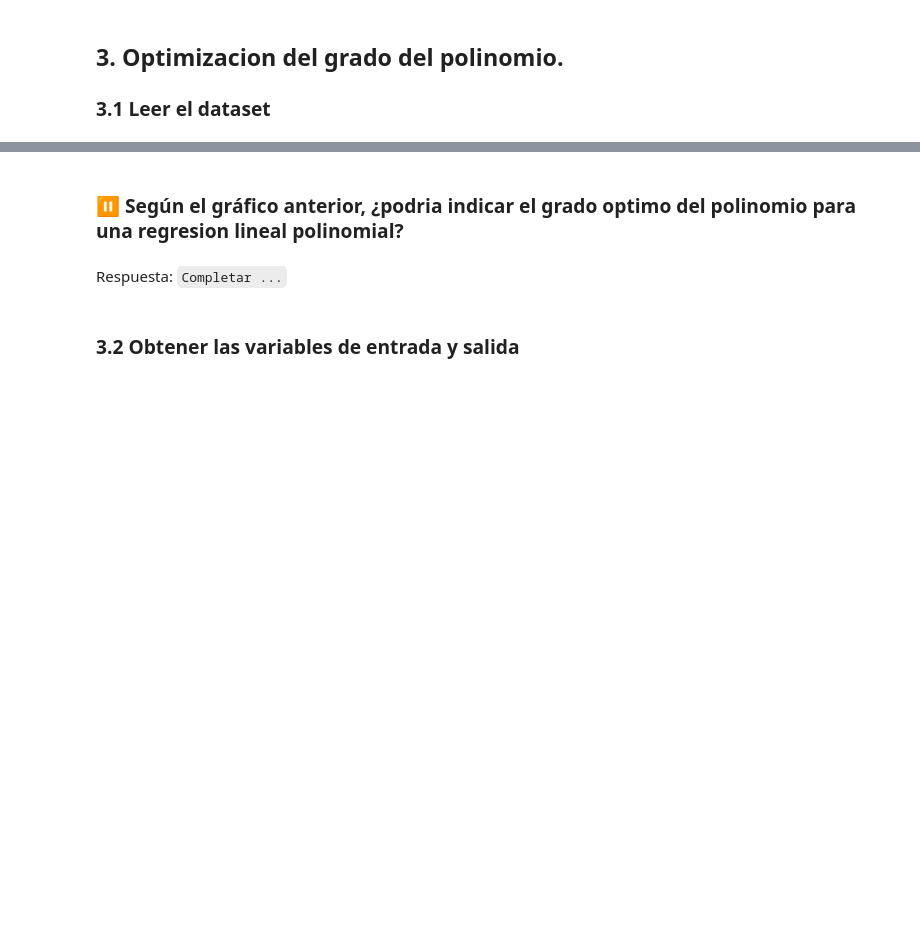
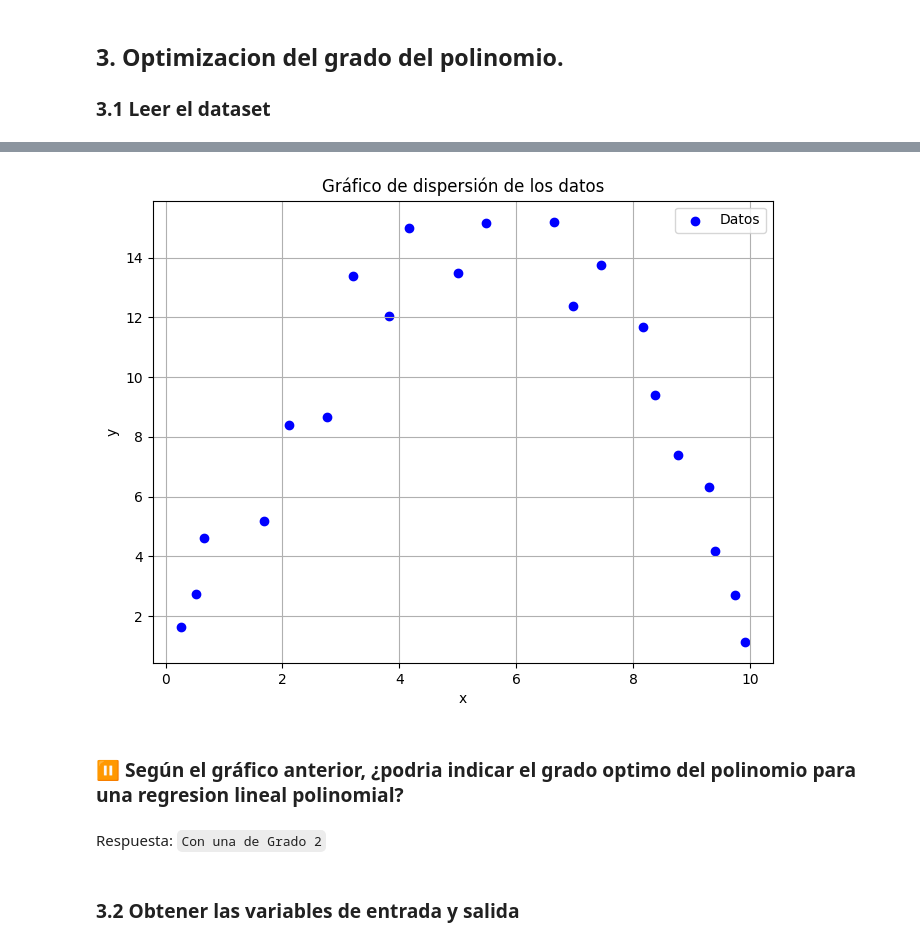
Before and after one commit to Horaciomb/Fundamentos-de-Machine-Learning, a Jupyter notebook: Clase02/actividad_1_s2.ipynb, the cells around one changed output, grey strips where cells are left out. Drawn from its saved outputs; the diff is of its cells as text; code cells hidden in the pictures; blank space fills up the shorter version.

Commit message:
Update Jupyter notebook with execution counts, error handling, and dataset adjustments

```diff
--- a/Clase02/actividad_1_s2.ipynb
+++ b/Clase02/actividad_1_s2.ipynb
@@ -23,6 +23,8 @@ from sklearn.preprocessing import PolynomialFeatures
 ### 3.1 Leer el dataset
 # %%
 # Leer el archivo "dataset1.csv" como  Pandas dataframe
-df = ...
+df = pd.read_csv('dataset1.csv')
 
 # Eche un vistazo rápido al conjunto de datos
+
+df
@@ -31,7 +49,19 @@ df = ...
+# %%
+## Graficar los datos
+plt.figure(figsize=(8, 6))
+plt.scatter(df['x1'], df['y1'], color='blue', label='Datos')
+plt.title('Gráfico de dispersión de los datos')
+plt.xlabel('x')
+plt.ylabel('y')
+plt.legend()
+plt.grid(True)
+plt.show()
+# %% [output]
+[figure, added]
 # %% [markdown]
 ### ⏸ Según el gráfico anterior, ¿podria indicar el grado optimo del polinomio para una regresion lineal polinomial?
-# %% [markdown]
-Respuesta: `Completar ...`
+# %% [markdown]
+Respuesta: `Con una de Grado 2`
 # %% [markdown]
 ### 3.2 Obtener las variables de entrada y salida
 # %%
```
Also changed, not shown: parts of 4 cells of this notebook, 1 other file.
